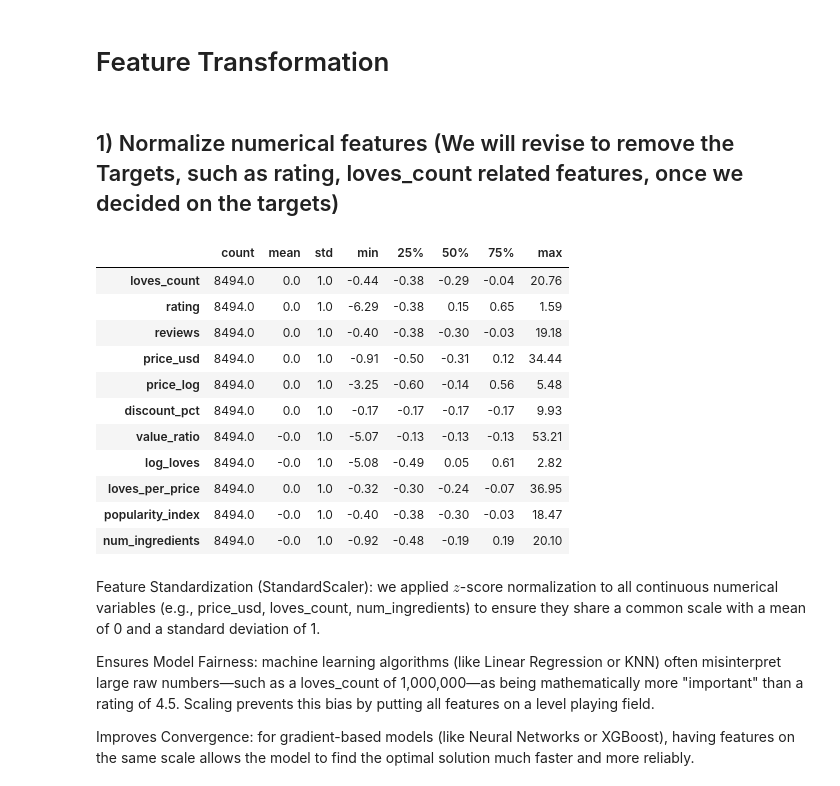
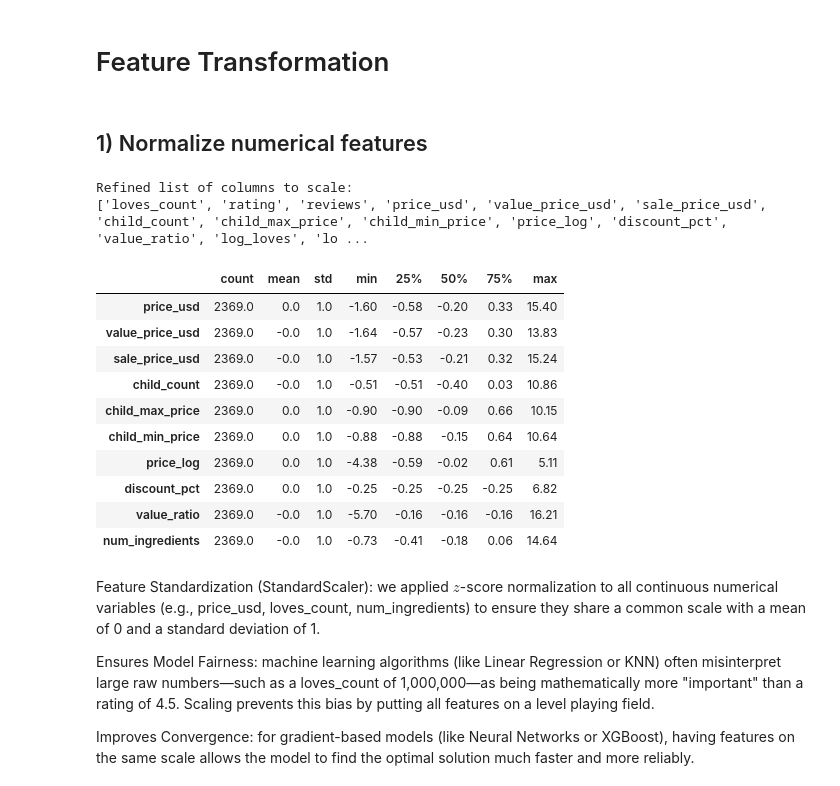
Before and after one commit to xuany823/ads508-FinalProject-Team1, a Jupyter notebook: Data Transformation and Engineering.ipynb, the cells around one changed output. Drawn from its saved outputs; the diff is of its cells as text; code cells hidden in the pictures.

Commit message:
Filter to Makeup and update Feature Engineering and Transformation
1. Filter to Makeup
2. Updated Price Buckets
3. Updated Numerical and Categorical Feature Transformation

```diff
--- a/Data Transformation and Engineering.ipynb
+++ b/Data Transformation and Engineering.ipynb
@@ -301,9 +341,9 @@ Perceived value mapping (value_ratio): Calculated the ratio of value_price_usd t
 ## 2) Price Bucketing (Business-friendly)
 # %%
 # Define price segments based on the distribution of price_usd
-# Min: $3.0 | 25%: $25.0 | 50%: $35.0 | 75%: $58.0 | Max: $1,900.0
-bins = [0, 25, 50, 100, 200, np.inf]
-labels = ['budget', 'low_mid', 'mid', 'premium', 'luxury']
+# New bins: 0-25, 25-50, 50-100, 100+
+bins = [0, 25, 50, 100, np.inf]
+labels = ['budget', 'low_mid', 'mid', 'premium']
 
 # Create the price_bucket feature
 df_products['price_bucket'] = pd.cut(df_products['price_usd'], bins=bins, labels=labels)
@@ -438,35 +477,60 @@ Feature Expansion: This step converted a single text column into 101 structured
 # %% [markdown]
 # Feature Transformation
 # %% [markdown]
-## 1) Normalize numerical features (We will revise to remove the Targets, such as rating, loves_count related features, once we decided on the targets)
+## 1) Normalize numerical features
 # %%
+# 1. Identify truly continuous/numerical columns
+# We filter for columns that have a wide range of values
+# and exclude the 0/1 binary columns explicitly.
+
+cols_to_scale = []
+for col in df_products.select_dtypes(include=['number']).columns:
+    # Skip IDs
+    if col == 'brand_id':
+        continue
+
+    # Check if the column is binary (only has 2 unique values, e.g., 0 and 1)
+    if df_products[col].nunique() <= 2:
+        continue
+
+    # Optional: Skip columns that start with 'ingred_' if you want
+    # to keep ingredient counts as-is
+    if col.startswith('ingred_'):
+        continue
+
+    cols_to_scale.append(col)
+
+print("Refined list of columns to scale:")
+print(cols_to_scale)
+
 # 1. Select the numerical columns that need scaling
 # We exclude binary/dummy columns (0/1) as they are already bounded
 cols_to_scale = [
-    'loves_count', 'rating', 'reviews', 'price_usd',
-    'price_log', 'discount_pct', 'value_ratio',
-    'log_loves', 'loves_per_price', 'popularity_index', 'num_ingredients'
+    'price_usd', 'value_price_usd',
+    'sale_price_usd', 'child_count', 'child_max_price', 'child_min_price',
+    'price_log', 'discount_pct', 'value_ratio', 'num_ingredients'
 ]
 
 # 2. Initialize and apply the StandardScaler
 scaler = StandardScaler()
 df_products[cols_to_scale] = scaler.fit_transform(df_products[cols_to_scale])
 
 # 3. Verify the transformation (Means should be approx 0 and Std should be 1)
 df_products[cols_to_scale].describe().round(2).T
 # %% [output]
+Refined list of columns to scale:
+['loves_count', 'rating', 'reviews', 'price_usd', 'value_price_usd', 'sale_price_usd', 'child_count', 'child_max_price', 'child_min_price', 'price_log', 'discount_pct', 'value_ratio', 'log_loves', 'lo ...
 |  | count | mean | std | min | 25% | 50% | 75% | max |
-| loves_count | 8494.0 | 0.0 | 1.0 | -0.44 | -0.38 | -0.29 | -0.04 | 20.76 |
-| rating | 8494.0 | 0.0 | 1.0 | -6.29 | -0.38 | 0.15 | 0.65 | 1.59 |
-| reviews | 8494.0 | 0.0 | 1.0 | -0.40 | -0.38 | -0.30 | -0.03 | 19.18 |
-| price_usd | 8494.0 | 0.0 | 1.0 | -0.91 | -0.50 | -0.31 | 0.12 | 34.44 |
-| price_log | 8494.0 | 0.0 | 1.0 | -3.25 | -0.60 | -0.14 | 0.56 | 5.48 |
-| discount_pct | 8494.0 | 0.0 | 1.0 | -0.17 | -0.17 | -0.17 | -0.17 | 9.93 |
-| value_ratio | 8494.0 | -0.0 | 1.0 | -5.07 | -0.13 | -0.13 | -0.13 | 53.21 |
-| log_loves | 8494.0 | -0.0 | 1.0 | -5.08 | -0.49 | 0.05 | 0.61 | 2.82 |
-| loves_per_price | 8494.0 | 0.0 | 1.0 | -0.32 | -0.30 | -0.24 | -0.07 | 36.95 |
-| popularity_index | 8494.0 | -0.0 | 1.0 | -0.40 | -0.38 | -0.30 | -0.03 | 18.47 |
-| num_ingredients | 8494.0 | -0.0 | 1.0 | -0.92 | -0.48 | -0.19 | 0.19 | 20.10 |
+| price_usd | 2369.0 | 0.0 | 1.0 | -1.60 | -0.58 | -0.20 | 0.33 | 15.40 |
+| value_price_usd | 2369.0 | -0.0 | 1.0 | -1.64 | -0.57 | -0.23 | 0.30 | 13.83 |
+| sale_price_usd | 2369.0 | -0.0 | 1.0 | -1.57 | -0.53 | -0.21 | 0.32 | 15.24 |
+| child_count | 2369.0 | -0.0 | 1.0 | -0.51 | -0.51 | -0.40 | 0.03 | 10.86 |
+| child_max_price | 2369.0 | 0.0 | 1.0 | -0.90 | -0.90 | -0.09 | 0.66 | 10.15 |
+| child_min_price | 2369.0 | 0.0 | 1.0 | -0.88 | -0.88 | -0.15 | 0.64 | 10.64 |
+| price_log | 2369.0 | 0.0 | 1.0 | -4.38 | -0.59 | -0.02 | 0.61 | 5.11 |
+| discount_pct | 2369.0 | 0.0 | 1.0 | -0.25 | -0.25 | -0.25 | -0.25 | 6.82 |
+| value_ratio | 2369.0 | -0.0 | 1.0 | -5.70 | -0.16 | -0.16 | -0.16 | 16.21 |
+| num_ingredients | 2369.0 | -0.0 | 1.0 | -0.73 | -0.41 | -0.18 | 0.06 | 14.64 |
 # %% [markdown]
 Feature Standardization (StandardScaler): we applied $z$-score normalization to all continuous numerical variables (e.g., price_usd, loves_count, num_ingredients) to ensure they share a common scale with a mean of 0 and a standard deviation of 1.
 
```
Also changed, not shown: parts of 18 cells of this notebook.
